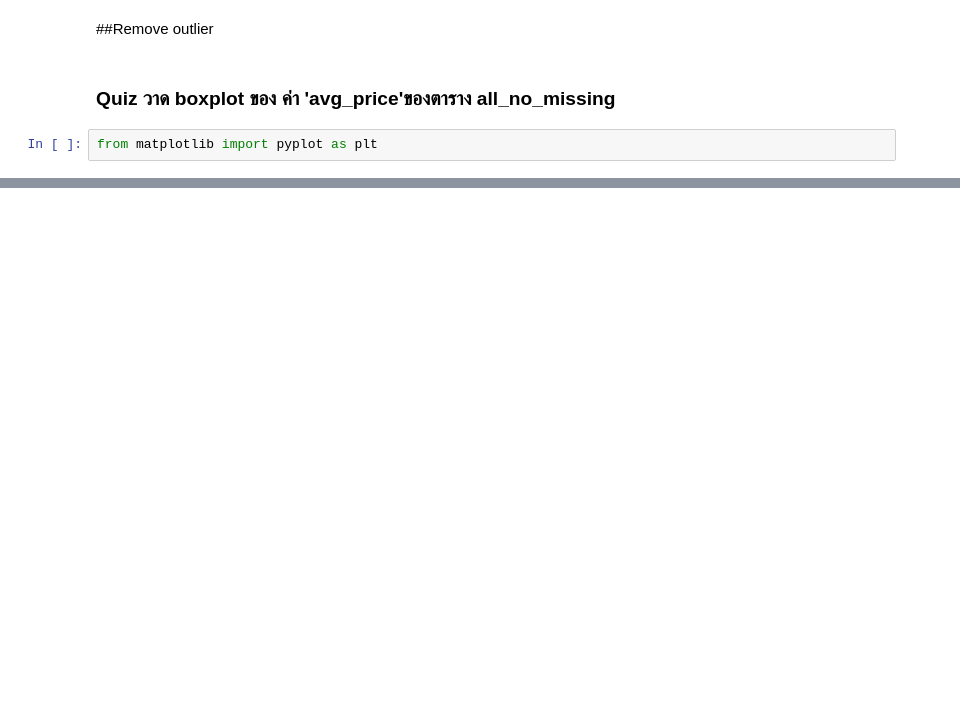
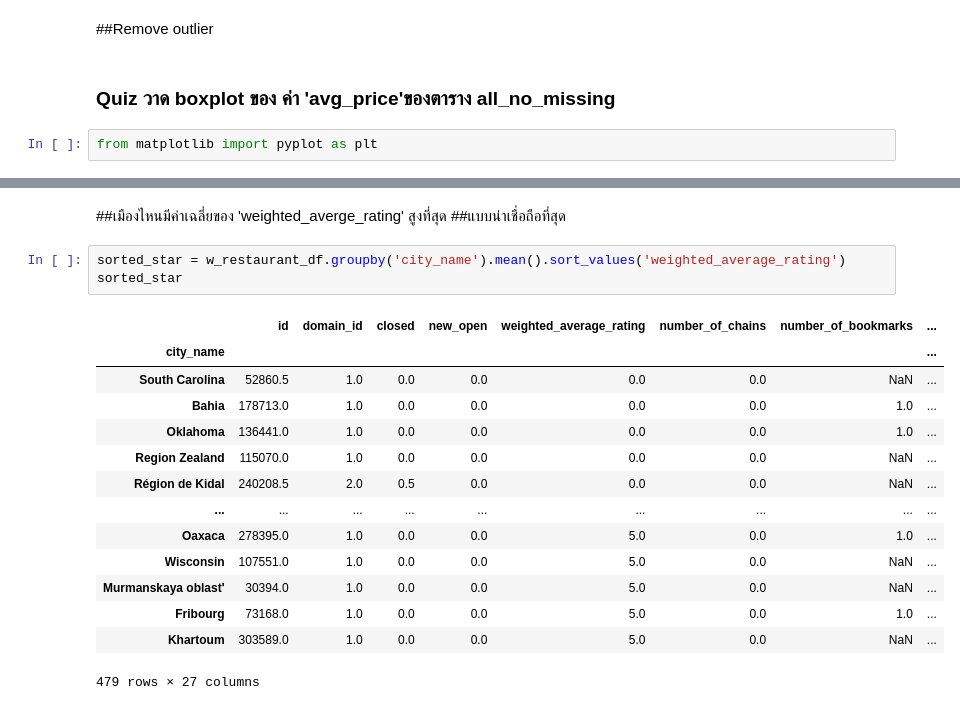
Before and after one commit to thanadolch/KKU_data_mining, a Jupyter notebook: pandas101.ipynb, the cells around one changed output, grey strips where cells are left out. Cells and saved outputs as stored; diff of their text form; blank space fills up the shorter version.

```diff
--- a/pandas101.ipynb
+++ b/pandas101.ipynb
@@ -625,0 +601,21 @@ nooutlier_nomissing
+# %% [markdown]
+##เมืองไหนมีค่าเฉลี่ยของ 'weighted_averge_rating' สูงที่สุด
+##แบบน่าเชื่อถือที่สุด
+# %%
+sorted_star = w_restaurant_df.groupby('city_name').mean().sort_values('weighted_average_rating')
+sorted_star
+# %% [output]
+|  | id | domain_id | closed | new_open | weighted_average_rating | number_of_chains | number_of_bookmarks | ... |
+| city_name |  |  |  |  |  |  |  | ... |
+| South Carolina | 52860.5 | 1.0 | 0.0 | 0.0 | 0.0 | 0.0 | NaN | ... |
+| Bahia | 178713.0 | 1.0 | 0.0 | 0.0 | 0.0 | 0.0 | 1.0 | ... |
+| Oklahoma | 136441.0 | 1.0 | 0.0 | 0.0 | 0.0 | 0.0 | 1.0 | ... |
+| Region Zealand | 115070.0 | 1.0 | 0.0 | 0.0 | 0.0 | 0.0 | NaN | ... |
+| Région de Kidal | 240208.5 | 2.0 | 0.5 | 0.0 | 0.0 | 0.0 | NaN | ... |
+| ... | ... | ... | ... | ... | ... | ... | ... | ... |
+| Oaxaca | 278395.0 | 1.0 | 0.0 | 0.0 | 5.0 | 0.0 | 1.0 | ... |
+| Wisconsin | 107551.0 | 1.0 | 0.0 | 0.0 | 5.0 | 0.0 | NaN | ... |
+| Murmanskaya oblast' | 30394.0 | 1.0 | 0.0 | 0.0 | 5.0 | 0.0 | NaN | ... |
+| Fribourg | 73168.0 | 1.0 | 0.0 | 0.0 | 5.0 | 0.0 | 1.0 | ... |
+| Khartoum | 303589.0 | 1.0 | 0.0 | 0.0 | 5.0 | 0.0 | NaN | ... |
+479 rows × 27 columns
```
Also changed, not shown: parts of 49 cells of this notebook.
